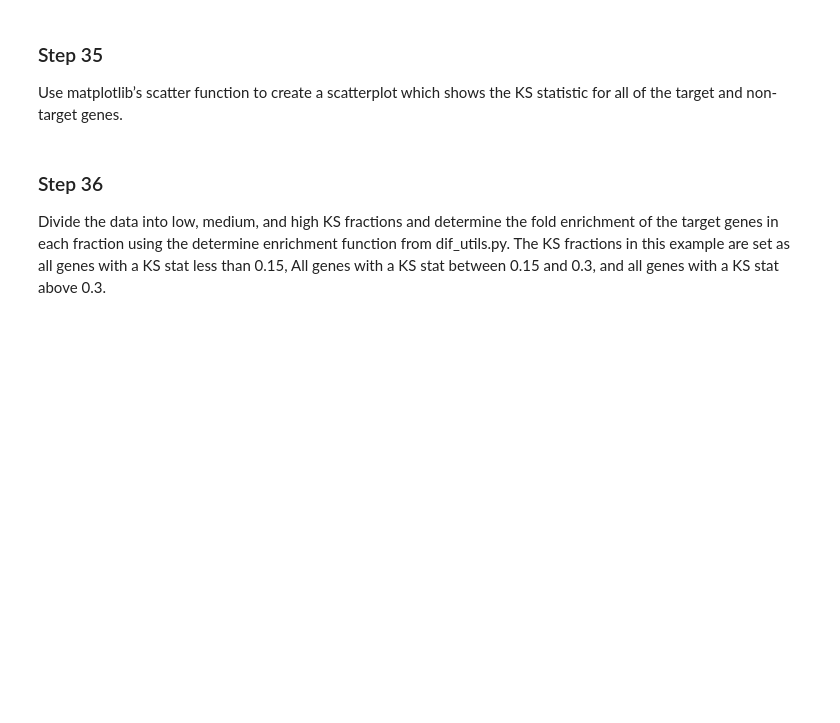
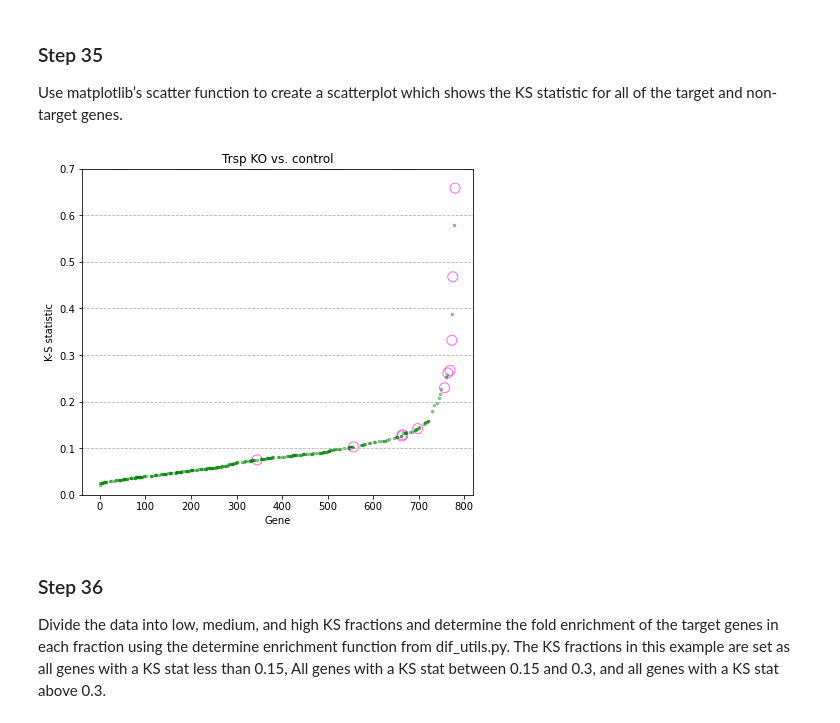
Before and after one commit to greenblattlab/Analysis_Of_Ribosome_Pausing, a Jupyter notebook: example_analysis_notebooks/differential_analysis.ipynb, the cells around one changed output. Saved outputs shown, nothing was run; the diff lists cells and outputs as text; code cells hidden in the pictures; blank space fills up the shorter version.

```diff
--- a/example_analysis_notebooks/differential_analysis.ipynb
+++ b/example_analysis_notebooks/differential_analysis.ipynb
@@ -19,9 +18,9 @@ from multiprocess import Pool
 data_path = "/home/keeganfl/Desktop/Work_Fall_2021/Protocol_test/genome/mouse/"
 target_path = '/home/keeganfl/Desktop/Work_Fall_2021/data_tables/'
 counts_path = "/home/keeganfl/Desktop/Work_Fall_2021/Protocol_test/position_counts_seleno/"
-image_path = '/home/keeganfl/Desktop/Work_Fall_2021/Presentation_figures/'
+image_path = '/home/keeganfl/Desktop/Work_Fall_2021/Protocol_test/figures/'
 mutation = 'Trspfl'
-samp_num = '1'
+samp_num = '2'
 # %% [markdown]
 ### Step 27
 Load in the count arrays for the experimental and control datasets.
@@ -100,18 +92,16 @@ Use matplotlib’s scatter function to create a scatterplot which shows the KS s
 # %%
 figure(figsize = (7,6))
 plt.scatter(list(targets.index), targets["ks_stat"], s=100, alpha = 0.6, facecolors = 'none', edgecolors = 'magenta')
-plt.ylabel("KS_statistic")
-plt.xlabel("Rank")
-plt.title("KS statistic of all EFP targets")
-plt.ylim(0,0.7)
-
 plt.scatter(list(non_targets.index), non_targets["ks_stat"], s=6, alpha = 0.4, color = "g")
-plt.ylabel("KS_statistic")
-plt.xlabel("Rank")
-plt.title("KS statistic of all E.coli genes")
+plt.ylabel("K-S statistic")
+plt.xlabel("Gene")
+plt.title("Trsp KO vs. control")
 axes = plt.gca()
 axes.yaxis.grid(linestyle = "--")
 plt.ylim(0,0.7)
+plt.savefig(image_path + 'all_genes.pdf')
+# %% [output]
+[figure, added]
 # %% [markdown]
 ### Step 36
 Divide the data into low, medium, and high KS fractions and determine the fold enrichment of the target genes in each fraction using the determine enrichment function from dif_utils.py. The KS fractions in this example are set as all genes with a KS stat less than 0.15, All genes with a KS stat between 0.15 and 0.3, and all genes with a KS stat above 0.3.
```
Also changed, not shown: parts of 12 cells of this notebook, 5 other files.
